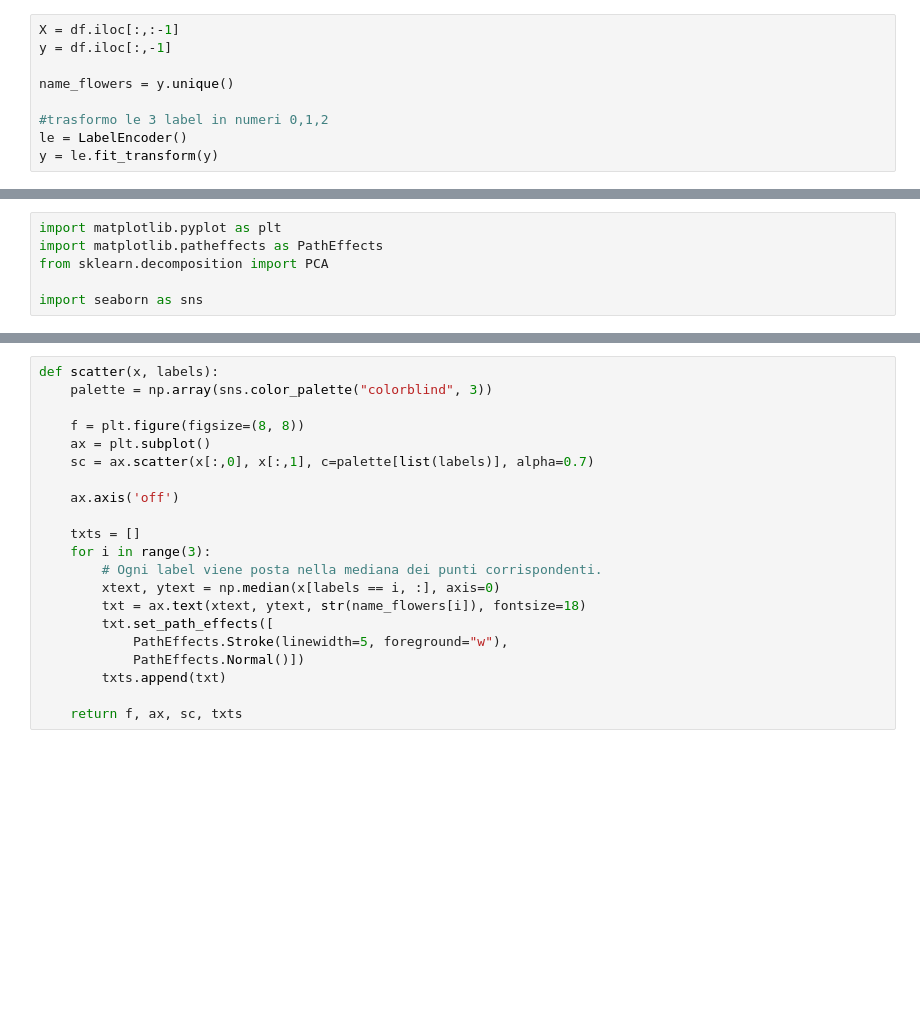
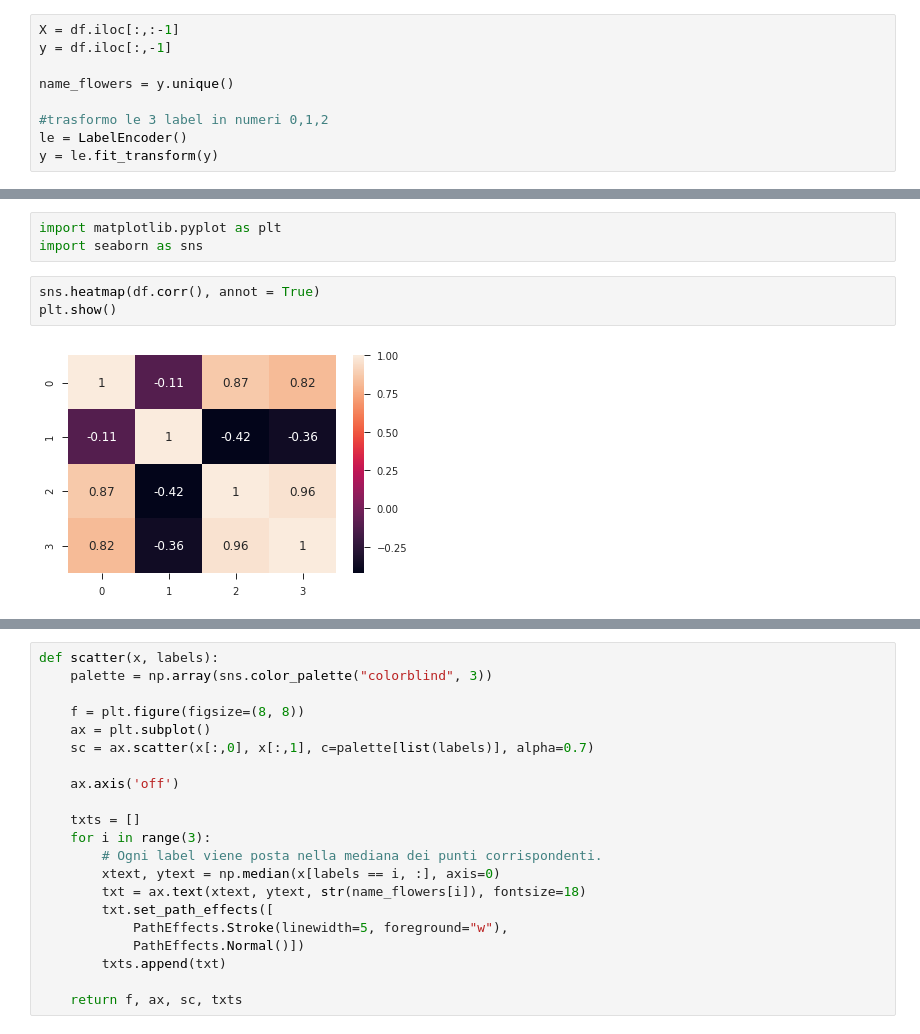
Before and after one commit to Mafidyuz/NeuralNetworksExercises, a Jupyter notebook: MLP/iris/iris.ipynb, the cells around one changed output, grey strips where cells are left out. Cells and saved outputs as stored; diff of their text form; blank space fills up the shorter version.

```diff
--- a/MLP/iris/iris.ipynb
+++ b/MLP/iris/iris.ipynb
@@ -76,6 +76,8 @@ Accuracy: 0.97 (+/- 0.08)
 # %%
 import matplotlib.pyplot as plt
-import matplotlib.patheffects as PathEffects
-from sklearn.decomposition import PCA
-
 import seaborn as sns
+# %%
+sns.heatmap(df.corr(), annot = True)
+plt.show()
+# %% [output]
+[figure, added]
```
Also changed, not shown: parts of 5 cells of this notebook, 1 other file.
